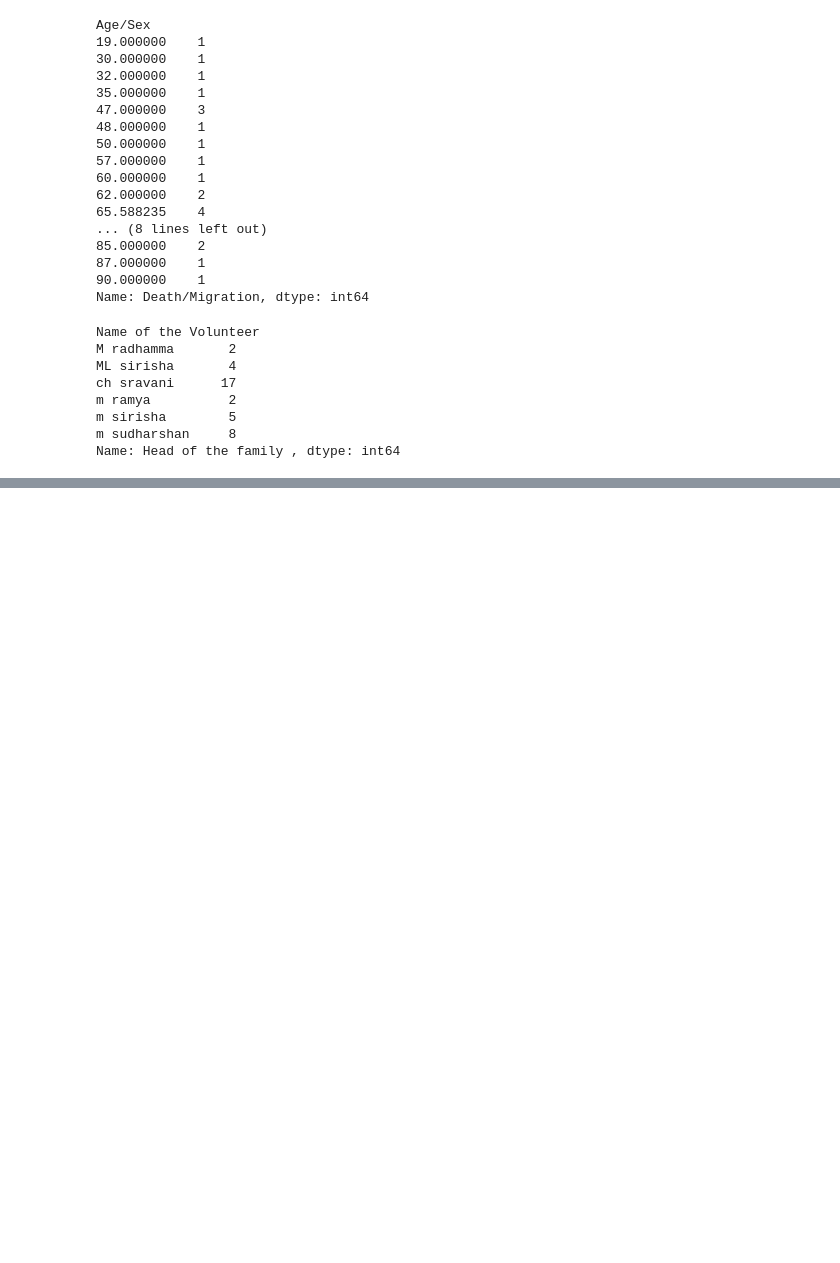
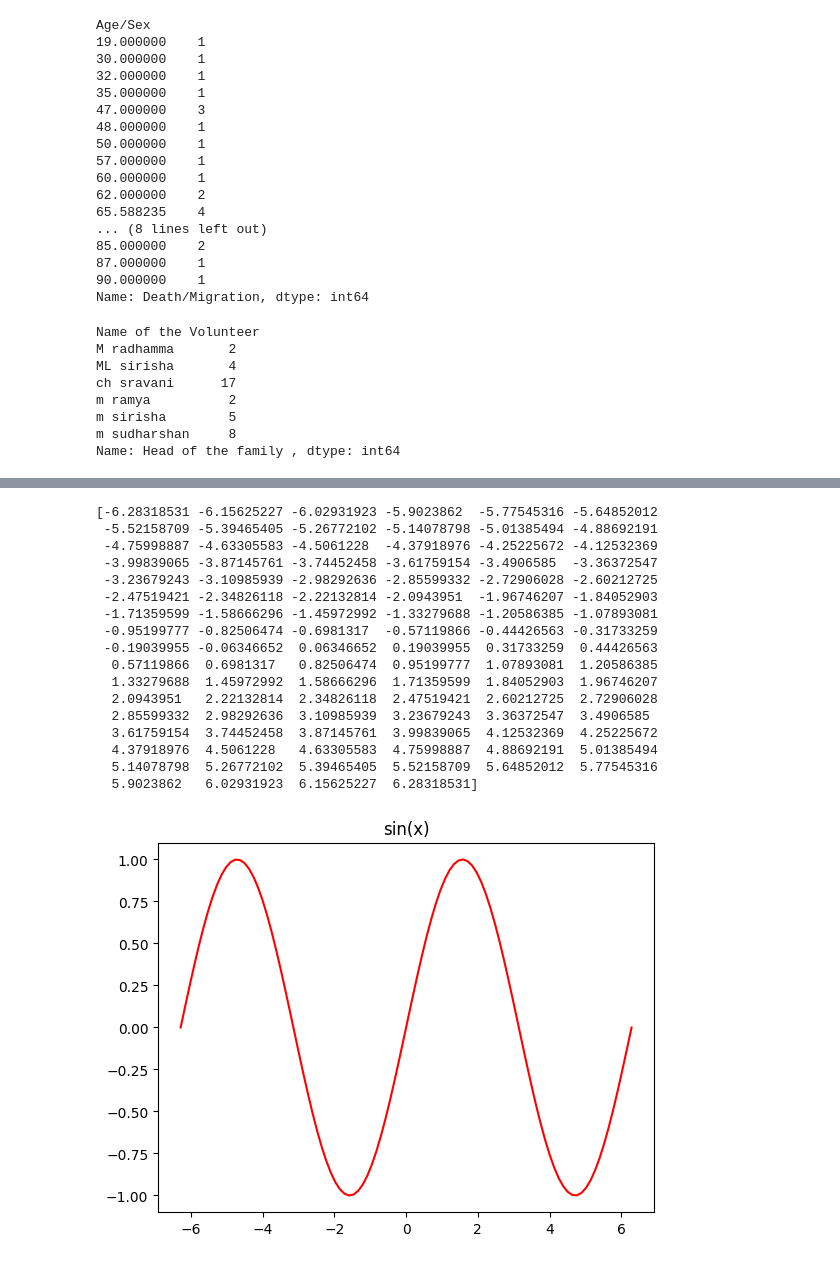
Before and after one commit to MANOJVAMSI06/base, a Jupyter notebook: DAP1.ipynb, the cells around one changed output, grey strips where cells are left out. Saved outputs shown, nothing was run; the diff lists cells and outputs as text; code cells hidden in the pictures; blank space fills up the shorter version.

```diff
--- a/DAP1.ipynb
+++ b/DAP1.ipynb
@@ -502,0 +448,27 @@ Name: Head of the family , dtype: int64
+# %%
+import numpy as np
+import matplotlib.pyplot as plt
+tiger=np.linspace(-2*np.pi,2*np.pi,100)
+print(tiger)
+plt.plot(tiger,np.sin(tiger),color='RED')
+plt.title("sin(x)")
+plt.show()
+# %% [output]
+[-6.28318531 -6.15625227 -6.02931923 -5.9023862  -5.77545316 -5.64852012
+ -5.52158709 -5.39465405 -5.26772102 -5.14078798 -5.01385494 -4.88692191
+ -4.75998887 -4.63305583 -4.5061228  -4.37918976 -4.25225672 -4.12532369
+ -3.99839065 -3.87145761 -3.74452458 -3.61759154 -3.4906585  -3.36372547
+ -3.23679243 -3.10985939 -2.98292636 -2.85599332 -2.72906028 -2.60212725
+ -2.47519421 -2.34826118 -2.22132814 -2.0943951  -1.96746207 -1.84052903
+ -1.71359599 -1.58666296 -1.45972992 -1.33279688 -1.20586385 -1.07893081
+ -0.95199777 -0.82506474 -0.6981317  -0.57119866 -0.44426563 -0.31733259
+ -0.19039955 -0.06346652  0.06346652  0.19039955  0.31733259  0.44426563
+  0.57119866  0.6981317   0.82506474  0.95199777  1.07893081  1.20586385
+  1.33279688  1.45972992  1.58666296  1.71359599  1.84052903  1.96746207
+  2.0943951   2.22132814  2.34826118  2.47519421  2.60212725  2.72906028
+  2.85599332  2.98292636  3.10985939  3.23679243  3.36372547  3.4906585
+  3.61759154  3.74452458  3.87145761  3.99839065  4.12532369  4.25225672
+  4.37918976  4.5061228   4.63305583  4.75998887  4.88692191  5.01385494
+  5.14078798  5.26772102  5.39465405  5.52158709  5.64852012  5.77545316
+  5.9023862   6.02931923  6.15625227  6.28318531]
+[figure, added]
```
Also changed, not shown: parts of 17 cells of this notebook.
